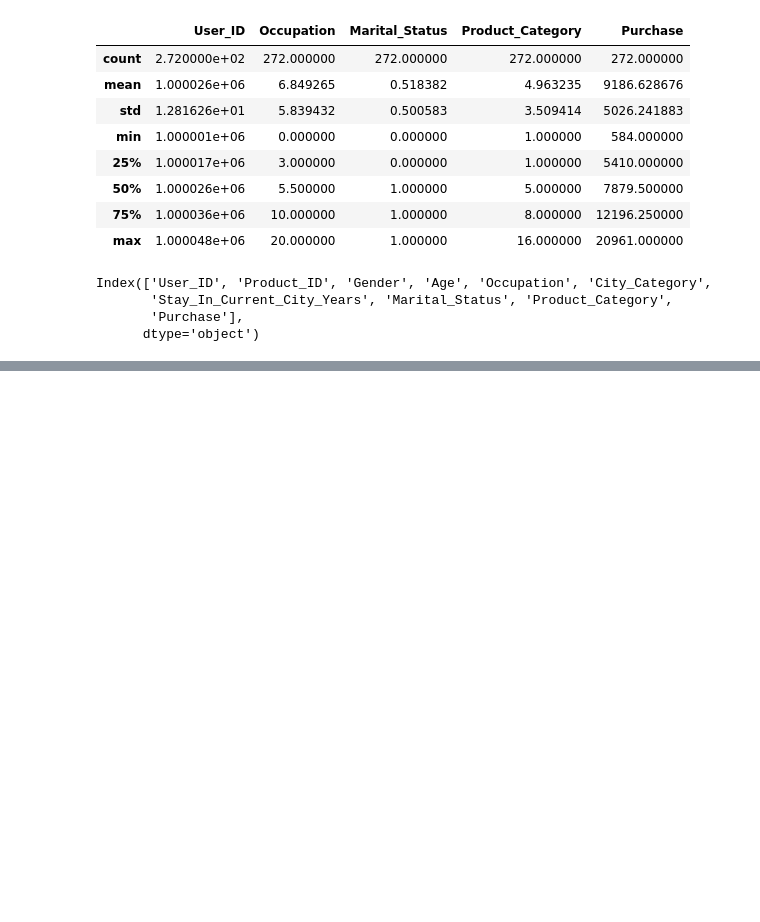
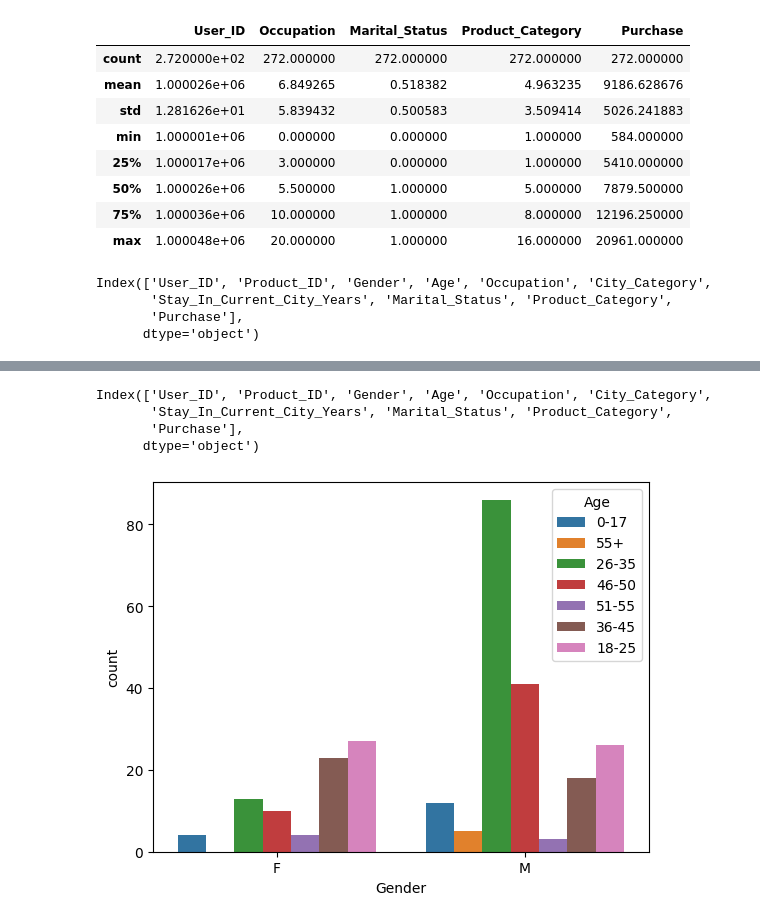
Before and after one commit to JoeJoyal/python-basic, a Jupyter notebook: E-commerce/experiment.ipynb, the cells around one changed output, grey strips where cells are left out. Drawn from its saved outputs; the diff is of its cells as text; code cells hidden in the pictures; blank space fills up the shorter version.

```diff
--- a/E-commerce/experiment.ipynb
+++ b/E-commerce/experiment.ipynb
@@ -41,0 +66,12 @@ import seaborn as sns
+# %%
+data.columns
+# %% [output]
+Index(['User_ID', 'Product_ID', 'Gender', 'Age', 'Occupation', 'City_Category',
+       'Stay_In_Current_City_Years', 'Marital_Status', 'Product_Category',
+       'Purchase'],
+      dtype='object')
+# %%
+sns.countplot(x='Gender', data = data, hue='Age')
+plt.show()
+# %% [output]
+[figure, added]
```
Also changed, not shown: parts of 10 cells of this notebook, 1 other file.
